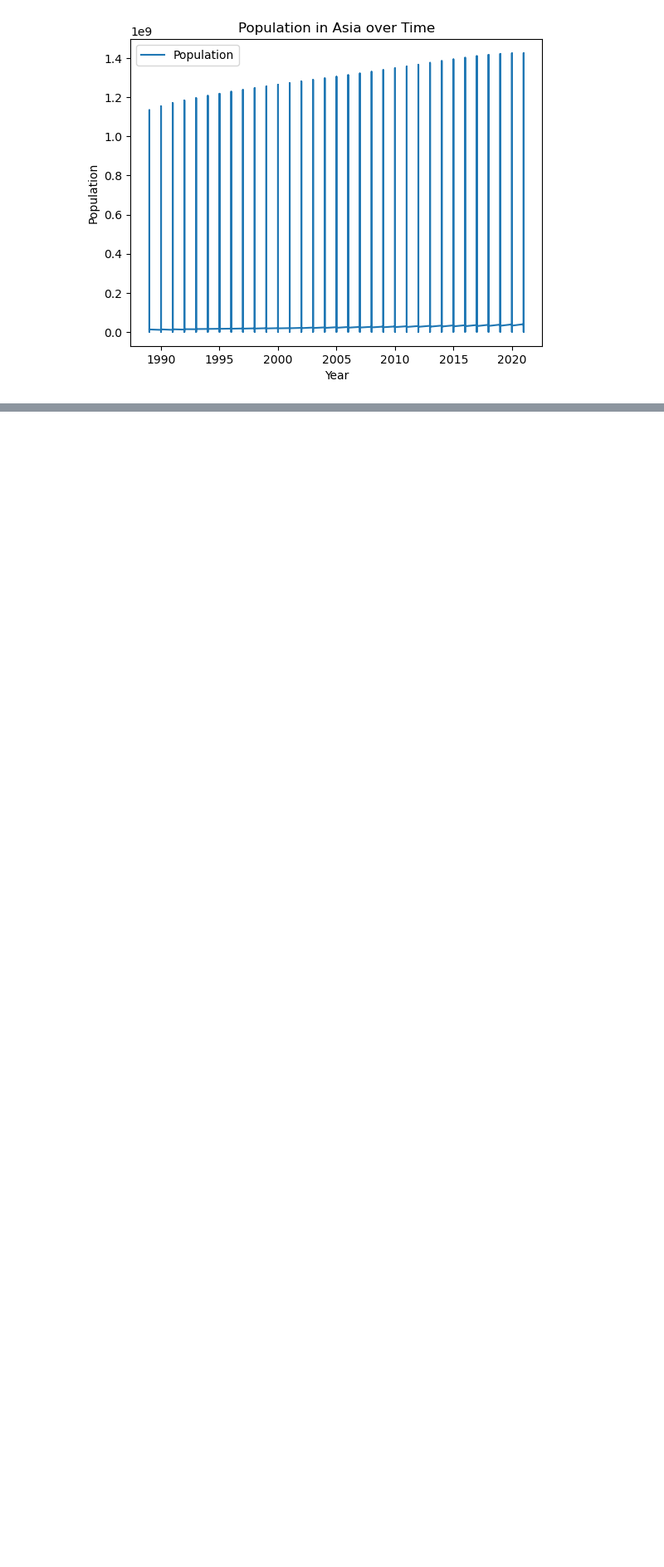
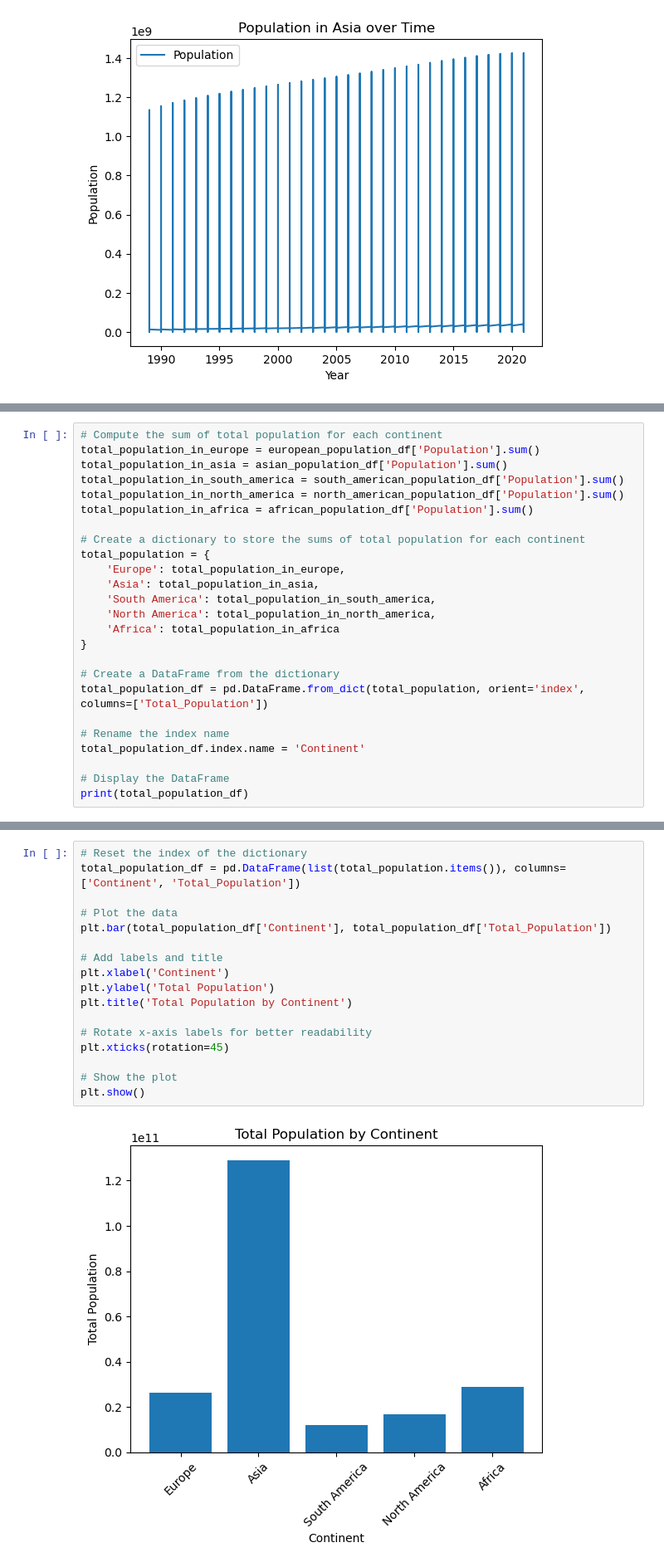
Before and after one commit to TrentonParker/Pythonic-Prodigies-Project-1, a Jupyter notebook: Joe-Code-Checkpoint(1).ipynb, the cells around one changed output, grey strips where cells are left out. Shown at 83% size. Cells and saved outputs as stored; diff of their text form; blank space fills up the shorter version.

```diff
--- a/Joe-Code-Checkpoint(1).ipynb
+++ b/Joe-Code-Checkpoint(1).ipynb
@@ -816,0 +923,25 @@ plt.show()
+# %%
+# Compute the sum of total population for each continent
+total_population_in_europe = european_population_df['Population'].sum()
+total_population_in_asia = asian_population_df['Population'].sum()
+total_population_in_south_america = south_american_population_df['Population'].sum()
+total_population_in_north_america = north_american_population_df['Population'].sum()
+total_population_in_africa = african_population_df['Population'].sum()
+
+# Create a dictionary to store the sums of total population for each continent
+total_population = {
+    'Europe': total_population_in_europe,
+    'Asia': total_population_in_asia,
+    'South America': total_population_in_south_america,
+    'North America': total_population_in_north_america,
+    'Africa': total_population_in_africa
+}
+
+# Create a DataFrame from the dictionary
+total_population_df = pd.DataFrame.from_dict(total_population, orient='index', columns=['Total_Population'])
+
+# Rename the index name
+total_population_df.index.name = 'Continent'
+
+# Display the DataFrame
+print(total_population_df)
@@ -816,0 +956,19 @@ plt.show()
+# %%
+# Reset the index of the dictionary
+total_population_df = pd.DataFrame(list(total_population.items()), columns=['Continent', 'Total_Population'])
+
+# Plot the data
+plt.bar(total_population_df['Continent'], total_population_df['Total_Population'])
+
+# Add labels and title
+plt.xlabel('Continent')
+plt.ylabel('Total Population')
+plt.title('Total Population by Continent')
+
+# Rotate x-axis labels for better readability
+plt.xticks(rotation=45)
+
+# Show the plot
+plt.show()
+# %% [output]
+[figure, added]
```
Also changed, not shown: parts of 8 cells of this notebook.
